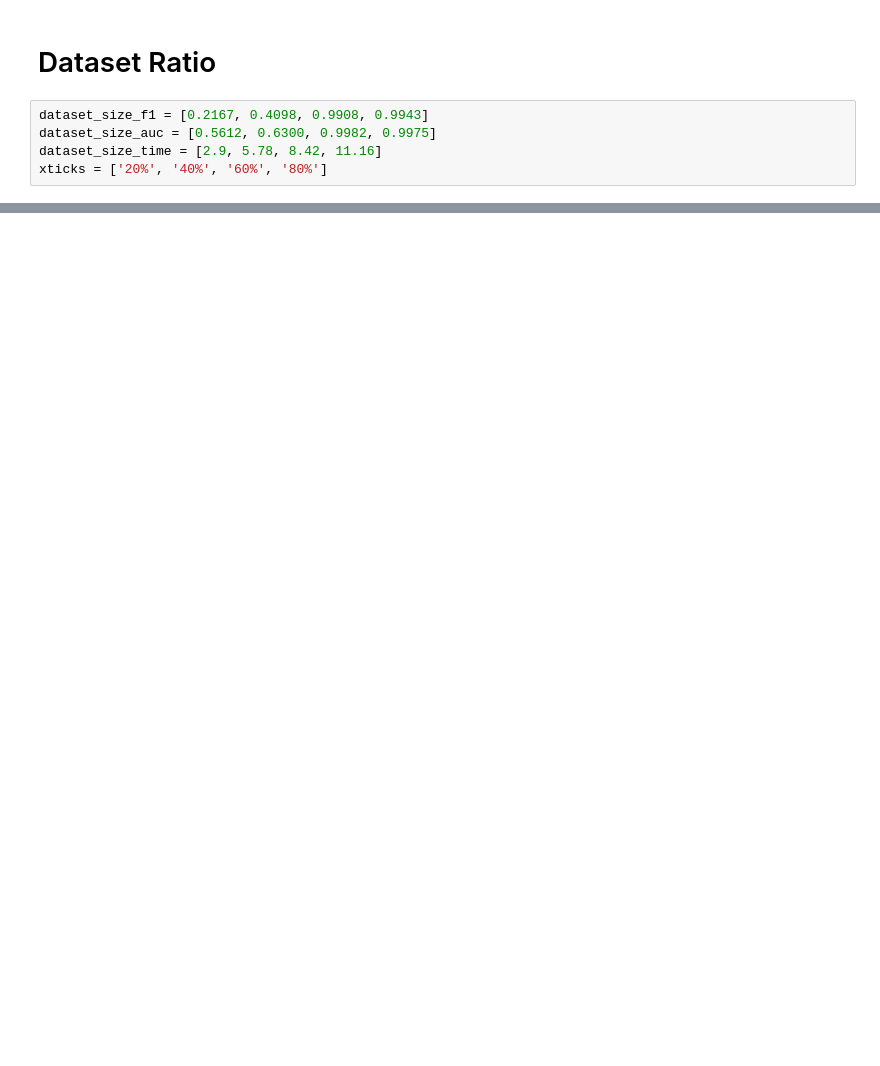
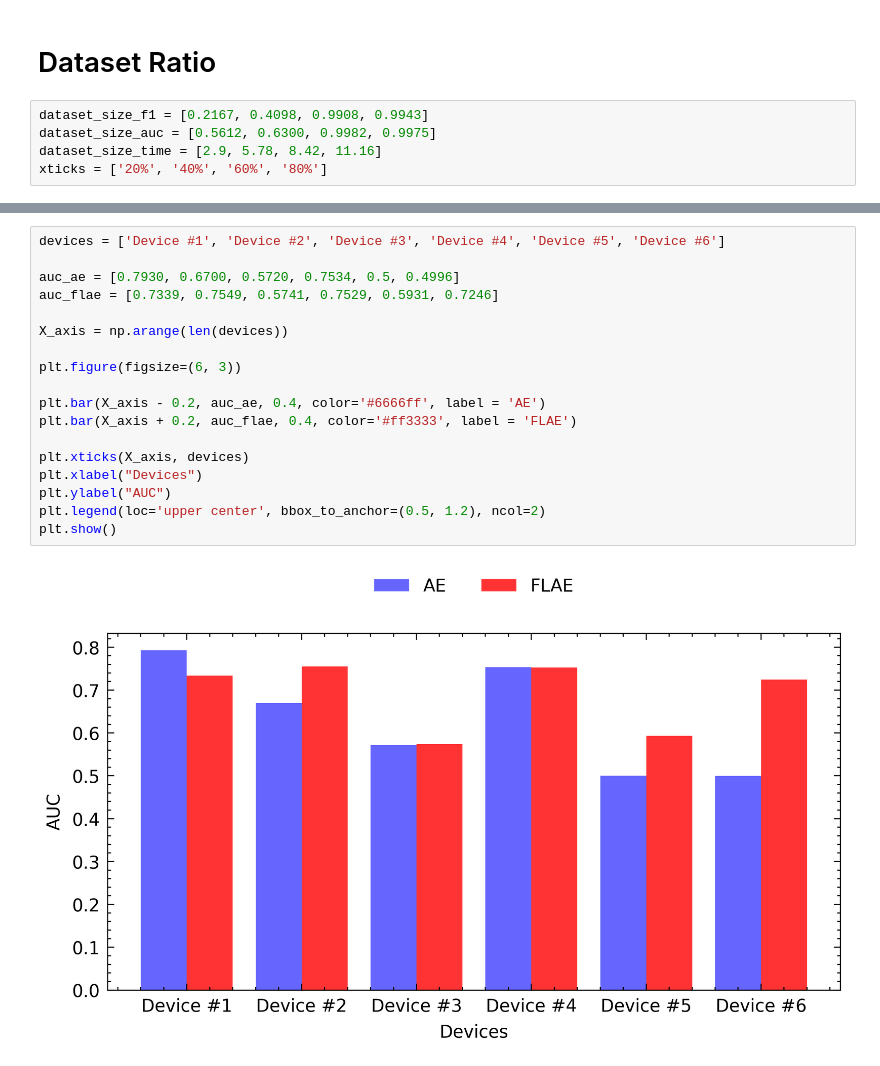
Before and after one commit to KL-DL-ML/federated-learning-autoencoder-anomaly-detection, a Jupyter notebook: evaluation.ipynb, the cells around one changed output, grey strips where cells are left out. Cells and saved outputs as stored; diff of their text form; blank space fills up the shorter version.

```diff
--- a/evaluation.ipynb
+++ b/evaluation.ipynb
@@ -88,0 +265,20 @@ plt.show()
+# %%
+devices = ['Device #1', 'Device #2', 'Device #3', 'Device #4', 'Device #5', 'Device #6']
+
+auc_ae = [0.7930, 0.6700, 0.5720, 0.7534, 0.5, 0.4996]
+auc_flae = [0.7339, 0.7549, 0.5741, 0.7529, 0.5931, 0.7246]
+
+X_axis = np.arange(len(devices))
+
+plt.figure(figsize=(6, 3))
+
+plt.bar(X_axis - 0.2, auc_ae, 0.4, color='#6666ff', label = 'AE')
+plt.bar(X_axis + 0.2, auc_flae, 0.4, color='#ff3333', label = 'FLAE')
+
+plt.xticks(X_axis, devices)
+plt.xlabel("Devices")
+plt.ylabel("AUC")
+plt.legend(loc='upper center', bbox_to_anchor=(0.5, 1.2), ncol=2)
+plt.show()
+# %% [output]
+[figure, added]
```
Also changed, not shown: parts of 17 cells of this notebook, 8 other files.
